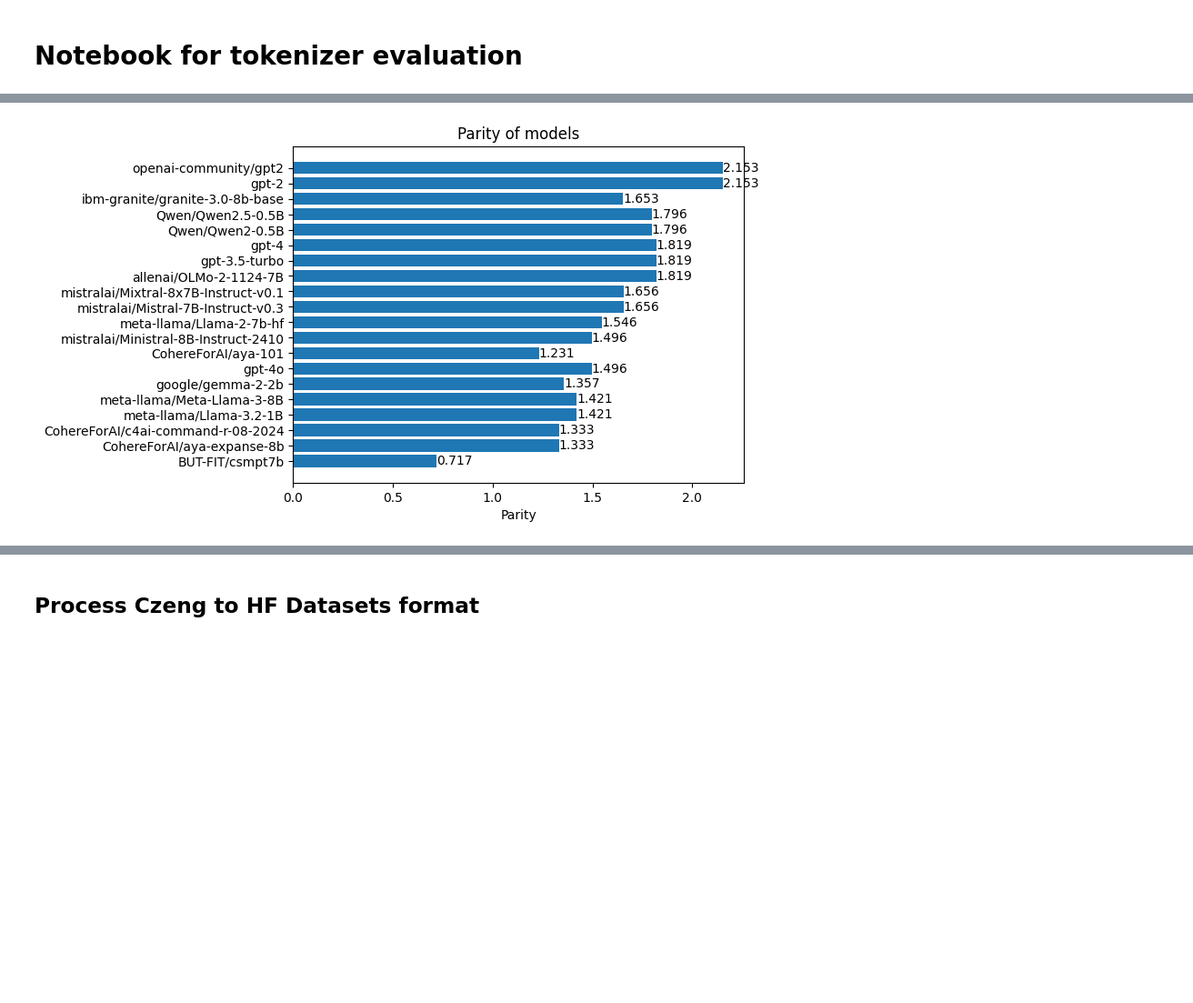
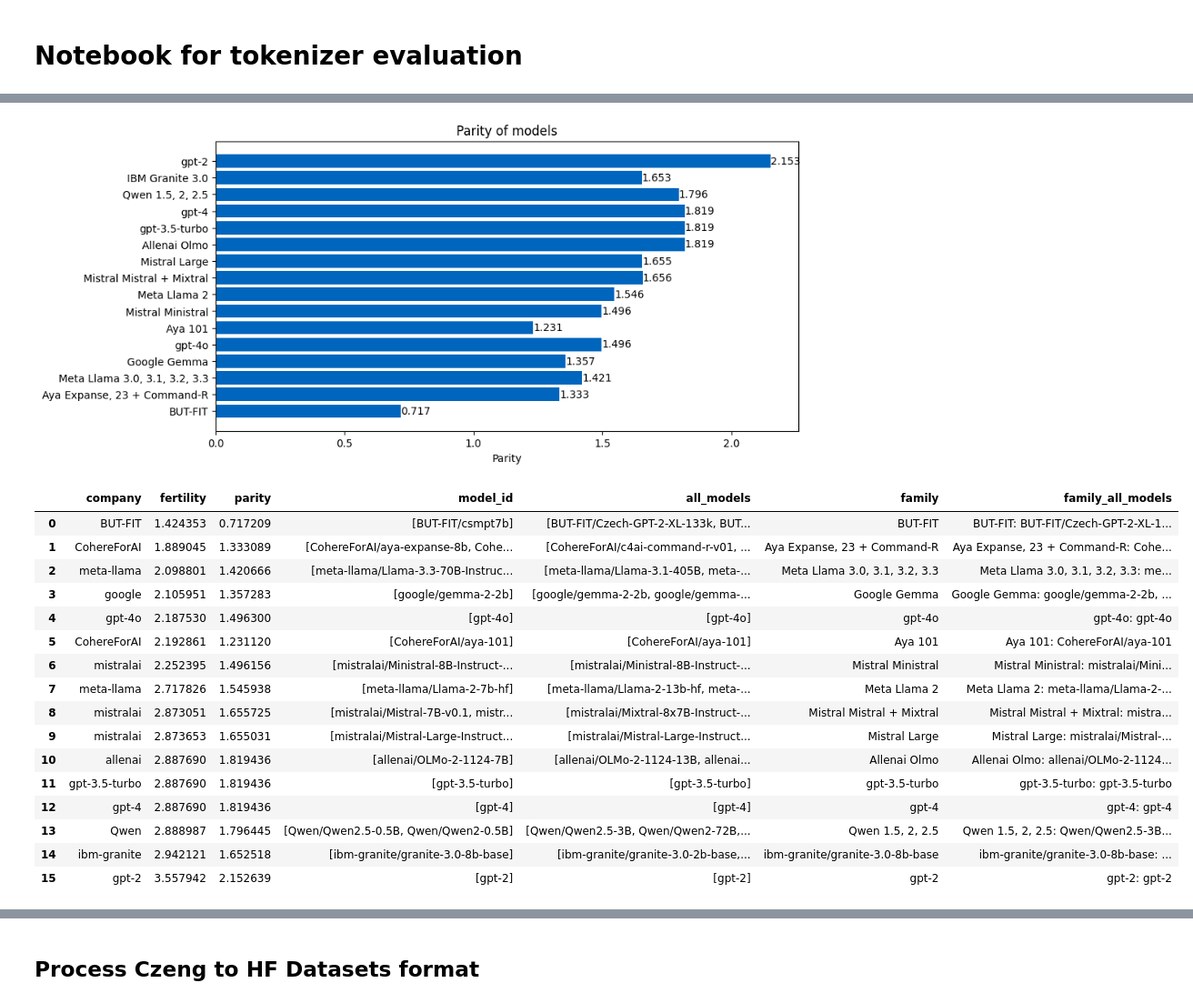
Before and after one commit to mlynatom/master-thesis, a Jupyter notebook: tokenizer_evaluator/tokenizer_evaluation.ipynb, the cells around one changed output, grey strips where cells are left out. Shown at 91% size. Saved outputs shown, nothing was run; the diff lists cells and outputs as text; code cells hidden in the pictures; blank space fills up the shorter version.

```diff
--- a/tokenizer_evaluator/tokenizer_evaluation.ipynb
+++ b/tokenizer_evaluator/tokenizer_evaluation.ipynb
@@ -173,10 +280,41 @@ plt.show()
 # %%
 fig, ax = plt.subplots()
-ax.barh(df_results["model_id"], df_results["parity"])
+plt.rcParams["figure.figsize"] = (10, 5)
+ax.barh(df_results["family"], df_results["parity"], color="#0065BD")
 for i, v in enumerate(df_results["parity"]):
     ax.text(v, i, str(round(v, 3)), color='black', va='center')
 ax.set_xlabel('Parity')
 ax.set_title('Parity of models')
+plt.savefig("/home/mlynatom/master-thesis-repository-tomas-mlynar/tokenizer_evaluator/parity.svg", bbox_inches='tight')
 plt.show()
 # %% [output]
-[figure, old version]
+[figure, new version]
+# %%
+# make a typst text of the family to all models overview
+#make single list of all models for each row (without duplicates)
+df_results["all_models"] = df_results["all_models"].apply(lambda x: list(set([item for sublist in x for item in sublist])))
+
+#extract texts in format "family: all_models" for each row
+def lambda_func(x):
+    return x["family"] + ": " + ", ".join(x["all_models"])
+
+df_results["family_all_models"] = df_results.apply(lambda_func, axis=1)
+df_results
+# %% [output]
+|  | company | fertility | parity | model_id | all_models | family | family_all_models |
+| 0 | BUT-FIT | 1.424353 | 0.717209 | [BUT-FIT/csmpt7b] | [BUT-FIT/Czech-GPT-2-XL-133k, BUT... | BUT-FIT | BUT-FIT: BUT-FIT/Czech-GPT-2-XL-1... |
+| 1 | CohereForAI | 1.889045 | 1.333089 | [CohereForAI/aya-expanse-8b, Cohe... | [CohereForAI/c4ai-command-r-v01, ... | Aya Expanse, 23 + Command-R | Aya Expanse, 23 + Command-R: Cohe... |
+| 2 | meta-llama | 2.098801 | 1.420666 | [meta-llama/Llama-3.3-70B-Instruc... | [meta-llama/Llama-3.1-405B, meta-... | Meta Llama 3.0, 3.1, 3.2, 3.3 | Meta Llama 3.0, 3.1, 3.2, 3.3: me... |
+| 3 | google | 2.105951 | 1.357283 | [google/gemma-2-2b] | [google/gemma-2-2b, google/gemma-... | Google Gemma | Google Gemma: google/gemma-2-2b, ... |
+| 4 | gpt-4o | 2.187530 | 1.496300 | [gpt-4o] | [gpt-4o] | gpt-4o | gpt-4o: gpt-4o |
+| 5 | CohereForAI | 2.192861 | 1.231120 | [CohereForAI/aya-101] | [CohereForAI/aya-101] | Aya 101 | Aya 101: CohereForAI/aya-101 |
+| 6 | mistralai | 2.252395 | 1.496156 | [mistralai/Ministral-8B-Instruct-... | [mistralai/Ministral-8B-Instruct-... | Mistral Ministral | Mistral Ministral: mistralai/Mini... |
+| 7 | meta-llama | 2.717826 | 1.545938 | [meta-llama/Llama-2-7b-hf] | [meta-llama/Llama-2-13b-hf, meta-... | Meta Llama 2 | Meta Llama 2: meta-llama/Llama-2-... |
+| 8 | mistralai | 2.873051 | 1.655725 | [mistralai/Mistral-7B-v0.1, mistr... | [mistralai/Mixtral-8x7B-Instruct-... | Mistral Mistral + Mixtral | Mistral Mistral + Mixtral: mistra... |
+| 9 | mistralai | 2.873653 | 1.655031 | [mistralai/Mistral-Large-Instruct... | [mistralai/Mistral-Large-Instruct... | Mistral Large | Mistral Large: mistralai/Mistral-... |
+| 10 | allenai | 2.887690 | 1.819436 | [allenai/OLMo-2-1124-7B] | [allenai/OLMo-2-1124-13B, allenai... | Allenai Olmo | Allenai Olmo: allenai/OLMo-2-1124... |
+| 11 | gpt-3.5-turbo | 2.887690 | 1.819436 | [gpt-3.5-turbo] | [gpt-3.5-turbo] | gpt-3.5-turbo | gpt-3.5-turbo: gpt-3.5-turbo |
+| 12 | gpt-4 | 2.887690 | 1.819436 | [gpt-4] | [gpt-4] | gpt-4 | gpt-4: gpt-4 |
+| 13 | Qwen | 2.888987 | 1.796445 | [Qwen/Qwen2.5-0.5B, Qwen/Qwen2-0.5B] | [Qwen/Qwen2.5-3B, Qwen/Qwen2-72B,... | Qwen 1.5, 2, 2.5 | Qwen 1.5, 2, 2.5: Qwen/Qwen2.5-3B... |
+| 14 | ibm-granite | 2.942121 | 1.652518 | [ibm-granite/granite-3.0-8b-base] | [ibm-granite/granite-3.0-2b-base,... | ibm-granite/granite-3.0-8b-base | ibm-granite/granite-3.0-8b-base: ... |
+| 15 | gpt-2 | 3.557942 | 2.152639 | [gpt-2] | [gpt-2] | gpt-2 | gpt-2: gpt-2 |
```
Also changed, not shown: parts of 13 cells of this notebook, 5 other files.
